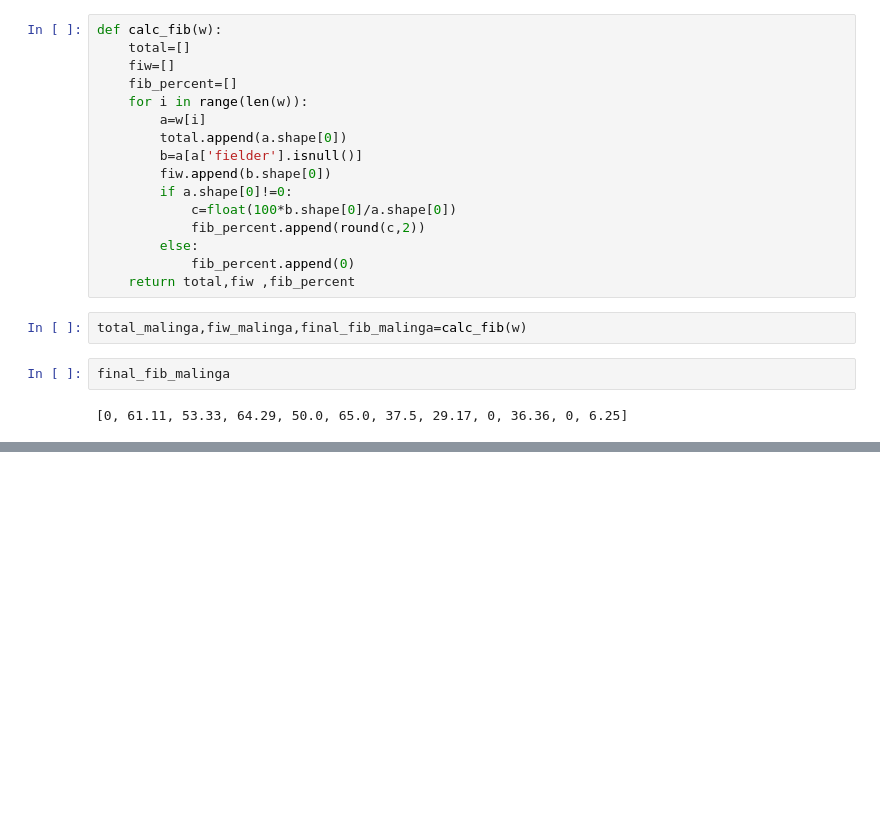
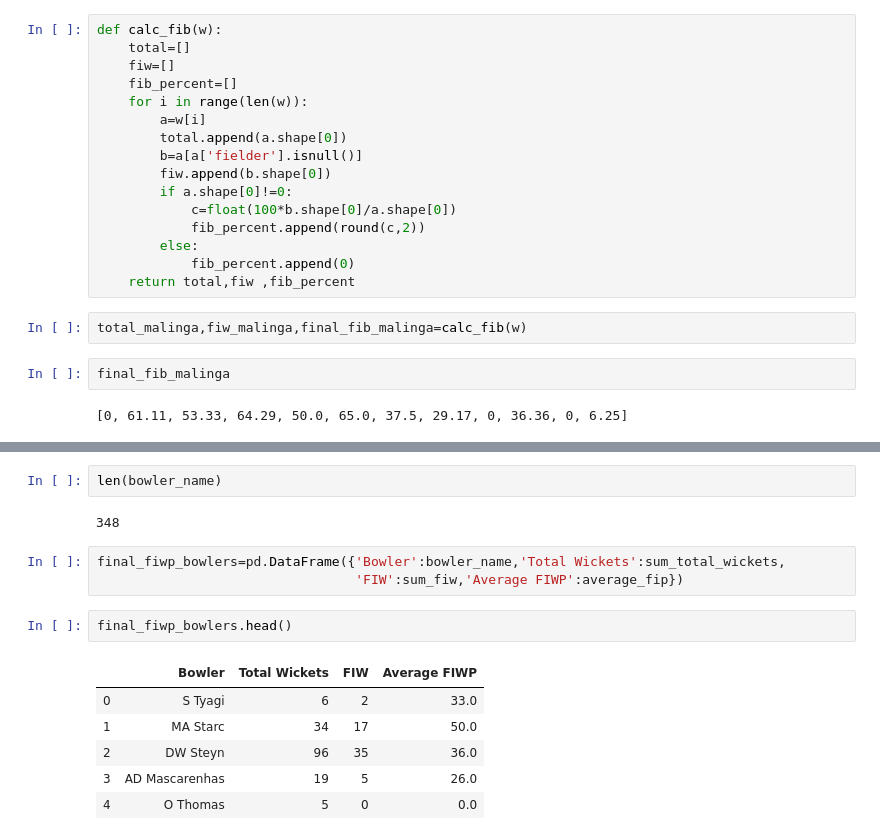
Before and after one commit to omkarb1604/IPL_data_scrape, a Jupyter notebook: FIB.ipynb, the cells around one changed output, grey strips where cells are left out. Saved outputs shown, nothing was run; the diff lists cells and outputs as text; blank space fills up the shorter version.

```diff
--- a/FIB.ipynb
+++ b/FIB.ipynb
@@ -148,0 +180,16 @@ r[1]
+# %%
+len(bowler_name)
+# %% [output]
+348
+# %%
+final_fiwp_bowlers=pd.DataFrame({'Bowler':bowler_name,'Total Wickets':sum_total_wickets,
+                                 'FIW':sum_fiw,'Average FIWP':average_fip})
+# %%
+final_fiwp_bowlers.head()
+# %% [output]
+|  | Bowler | Total Wickets | FIW | Average FIWP |
+| 0 | S Tyagi | 6 | 2 | 33.0 |
+| 1 | MA Starc | 34 | 17 | 50.0 |
+| 2 | DW Steyn | 96 | 35 | 36.0 |
+| 3 | AD Mascarenhas | 19 | 5 | 26.0 |
+| 4 | O Thomas | 5 | 0 | 0.0 |
```
Also changed, not shown: parts of 10 cells of this notebook.
